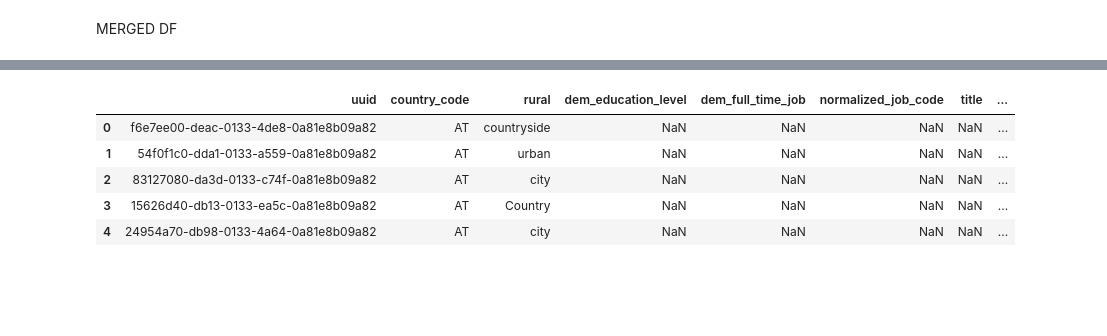
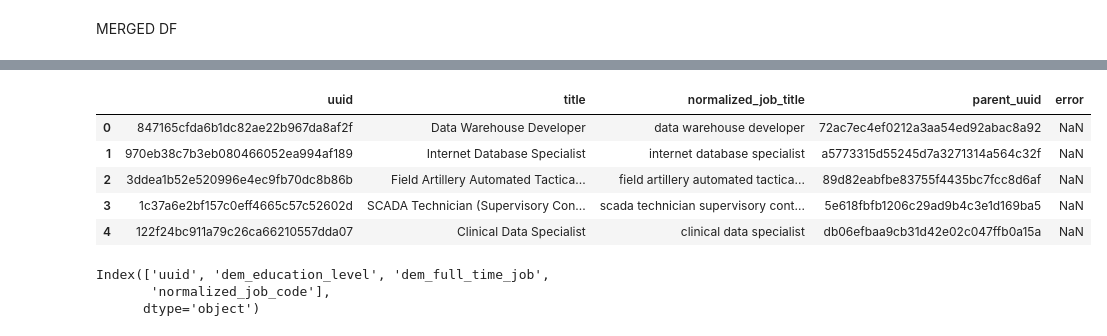
Before and after one commit to jvazquezgalvezlp/data_project_template, a Jupyter notebook: Project.ipynb, the cells around one changed output, grey strips where cells are left out. Saved outputs shown, nothing was run; the diff lists cells and outputs as text; code cells hidden in the pictures; blank space fills up the shorter version.

```diff
--- a/Project.ipynb
+++ b/Project.ipynb
@@ -84,9 +142,15 @@ df_concat = pd.concat([country_info, career_info, job_info], ignore_index=True)
 # %%
-df_concat.head()
+data_jobs.head()
 # %% [output]
-|  | uuid | country_code | rural | dem_education_level | dem_full_time_job | normalized_job_code | title | ... |
-| 0 | f6e7ee00-deac-0133-4de8-0a81e8b09a82 | AT | countryside | NaN | NaN | NaN | NaN | ... |
-| 1 | 54f0f1c0-dda1-0133-a559-0a81e8b09a82 | AT | urban | NaN | NaN | NaN | NaN | ... |
-| 2 | 83127080-da3d-0133-c74f-0a81e8b09a82 | AT | city | NaN | NaN | NaN | NaN | ... |
-| 3 | 15626d40-db13-0133-ea5c-0a81e8b09a82 | AT | Country | NaN | NaN | NaN | NaN | ... |
-| 4 | 24954a70-db98-0133-4a64-0a81e8b09a82 | AT | city | NaN | NaN | NaN | NaN | ... |
+|  | uuid | title | normalized_job_title | parent_uuid | error |
+| 0 | 847165cfda6b1dc82ae22b967da8af2f | Data Warehouse Developer | data warehouse developer | 72ac7ec4ef0212a3aa54ed92abac8a92 | NaN |
+| 1 | 970eb38c7b3eb080466052ea994af189 | Internet Database Specialist | internet database specialist | a5773315d55245d7a3271314a564c32f | NaN |
+| 2 | 3ddea1b52e520996e4ec9fb70dc8b86b | Field Artillery Automated Tactica... | field artillery automated tactica... | 89d82eabfbe83755f4435bc7fcc8d6af | NaN |
+| 3 | 1c37a6e2bf157c0eff4665c57c52602d | SCADA Technician (Supervisory Con... | scada technician supervisory cont... | 5e618fbfb1206c29ad9b4c3e1d169ba5 | NaN |
+| 4 | 122f24bc911a79c26ca66210557dda07 | Clinical Data Specialist | clinical data specialist | db06efbaa9cb31d42e02c047ffb0a15a | NaN |
+# %%
+career_info.columns
+# %% [output]
+Index(['uuid', 'dem_education_level', 'dem_full_time_job',
+       'normalized_job_code'],
+      dtype='object')
```
Also changed, not shown: parts of 30 cells of this notebook.
